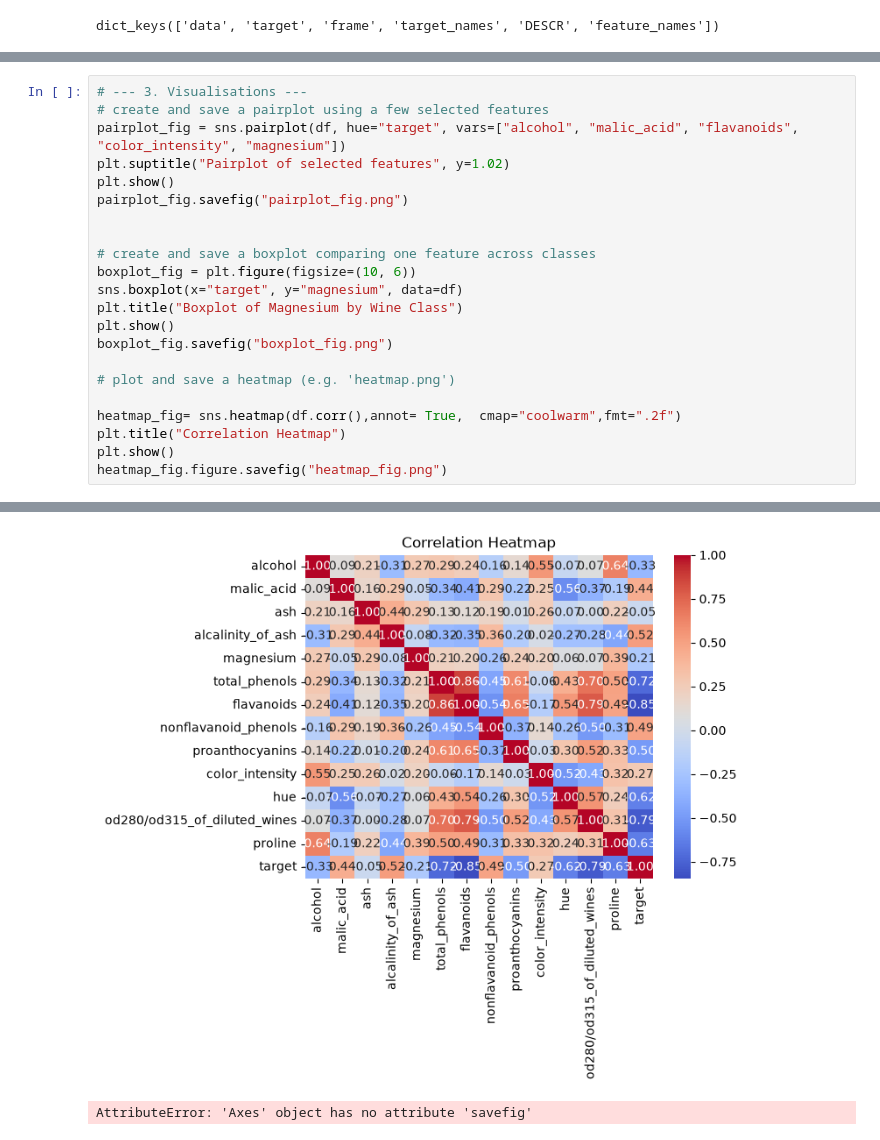
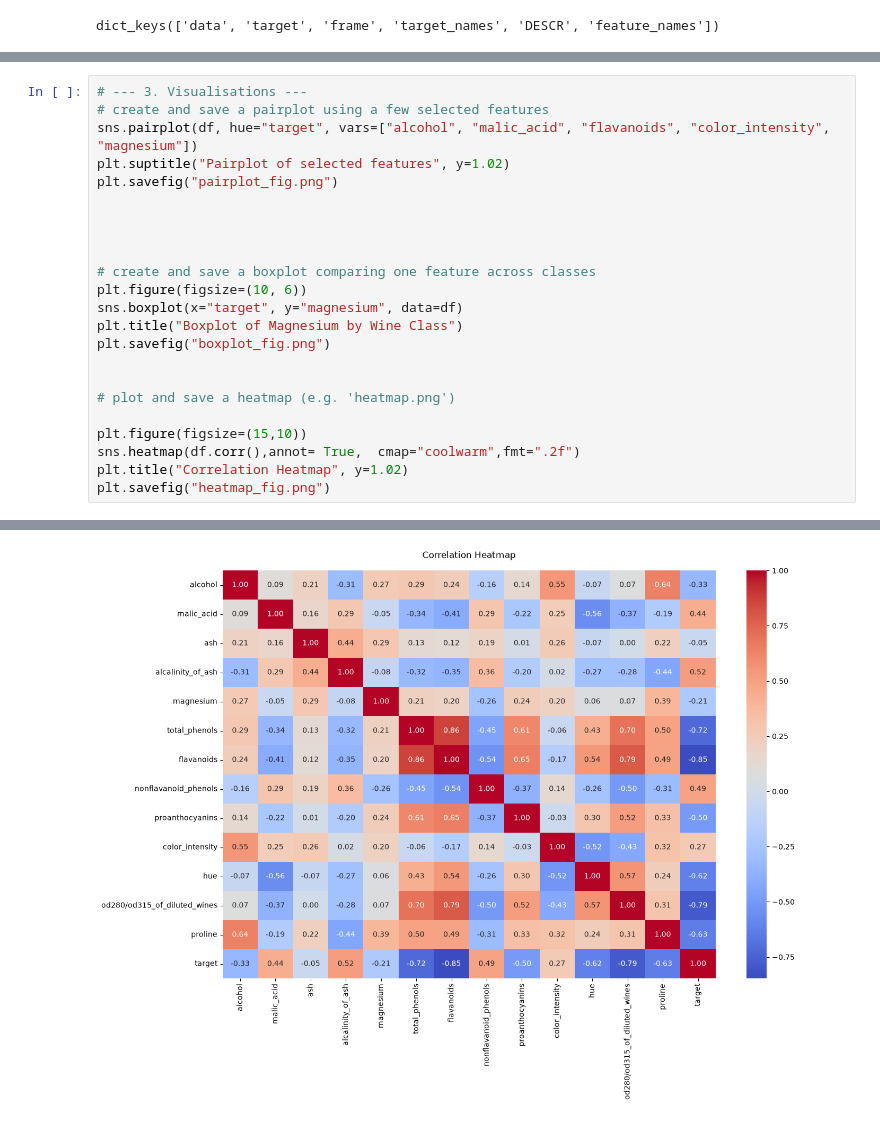
Before and after one commit to chichichi67/ChemicalDataScience103, a Jupyter notebook: assignments/session08_assignment/userfolder/wine_eda_Chiara.ipynb, the cells around one changed output, grey strips where cells are left out. Drawn from its saved outputs; the diff is of its cells as text.

```diff
--- a/assignments/session08_assignment/userfolder/wine_eda_Chiara.ipynb
+++ b/assignments/session08_assignment/userfolder/wine_eda_Chiara.ipynb
@@ -37,30 +73,30 @@ print("Duplicates:", df.duplicated().sum())
 # %%
 # --- 3. Visualisations ---
 # create and save a pairplot using a few selected features
-pairplot_fig = sns.pairplot(df, hue="target", vars=["alcohol", "malic_acid", "flavanoids", "color_intensity", "magnesium"])
+sns.pairplot(df, hue="target", vars=["alcohol", "malic_acid", "flavanoids", "color_intensity", "magnesium"])
 plt.suptitle("Pairplot of selected features", y=1.02)
-plt.show()
-pairplot_fig.savefig("pairplot_fig.png")
+plt.savefig("pairplot_fig.png")
+
+
 
 
 # create and save a boxplot comparing one feature across classes
-boxplot_fig = plt.figure(figsize=(10, 6))
+plt.figure(figsize=(10, 6))
 sns.boxplot(x="target", y="magnesium", data=df)
 plt.title("Boxplot of Magnesium by Wine Class")
-plt.show()
-boxplot_fig.savefig("boxplot_fig.png")
+plt.savefig("boxplot_fig.png")
+
 
 # plot and save a heatmap (e.g. 'heatmap.png')
 
-heatmap_fig= sns.heatmap(df.corr(),annot= True,  cmap="coolwarm",fmt=".2f")
-plt.title("Correlation Heatmap")
-plt.show()
-heatmap_fig.figure.savefig("heatmap_fig.png")
+plt.figure(figsize=(15,10))
+sns.heatmap(df.corr(),annot= True,  cmap="coolwarm",fmt=".2f")
+plt.title("Correlation Heatmap", y=1.02)
+plt.savefig("heatmap_fig.png")
 # %% [output]
 [figure]
 [figure]
-[figure, old version]
+[figure, new version]
-AttributeError: 'Axes' object has no attribute 'savefig'
 # %%
 
 # --- 4. Scaling and PCA ---
```
Also changed, not shown: parts of 5 cells of this notebook, 8 other files.
